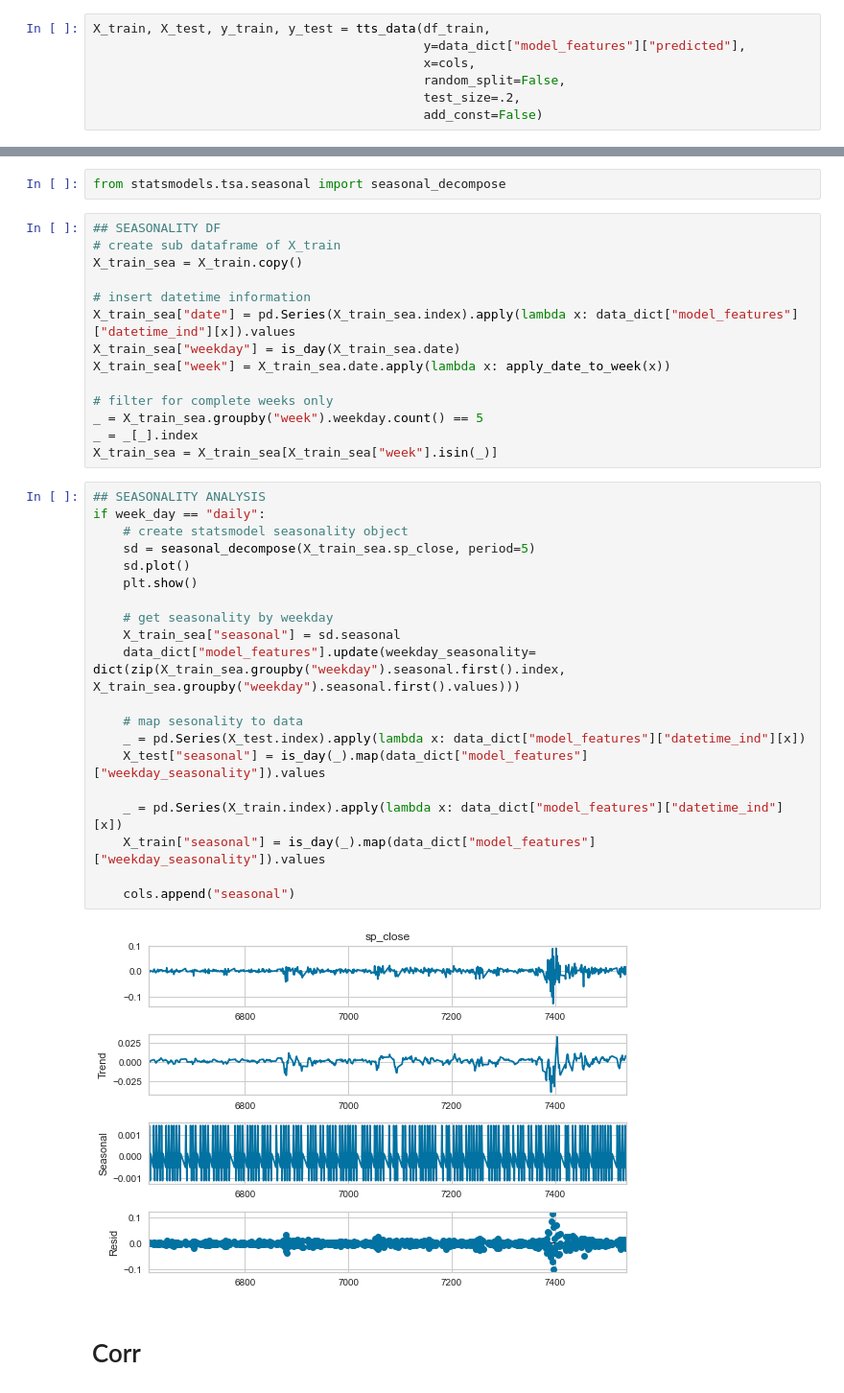
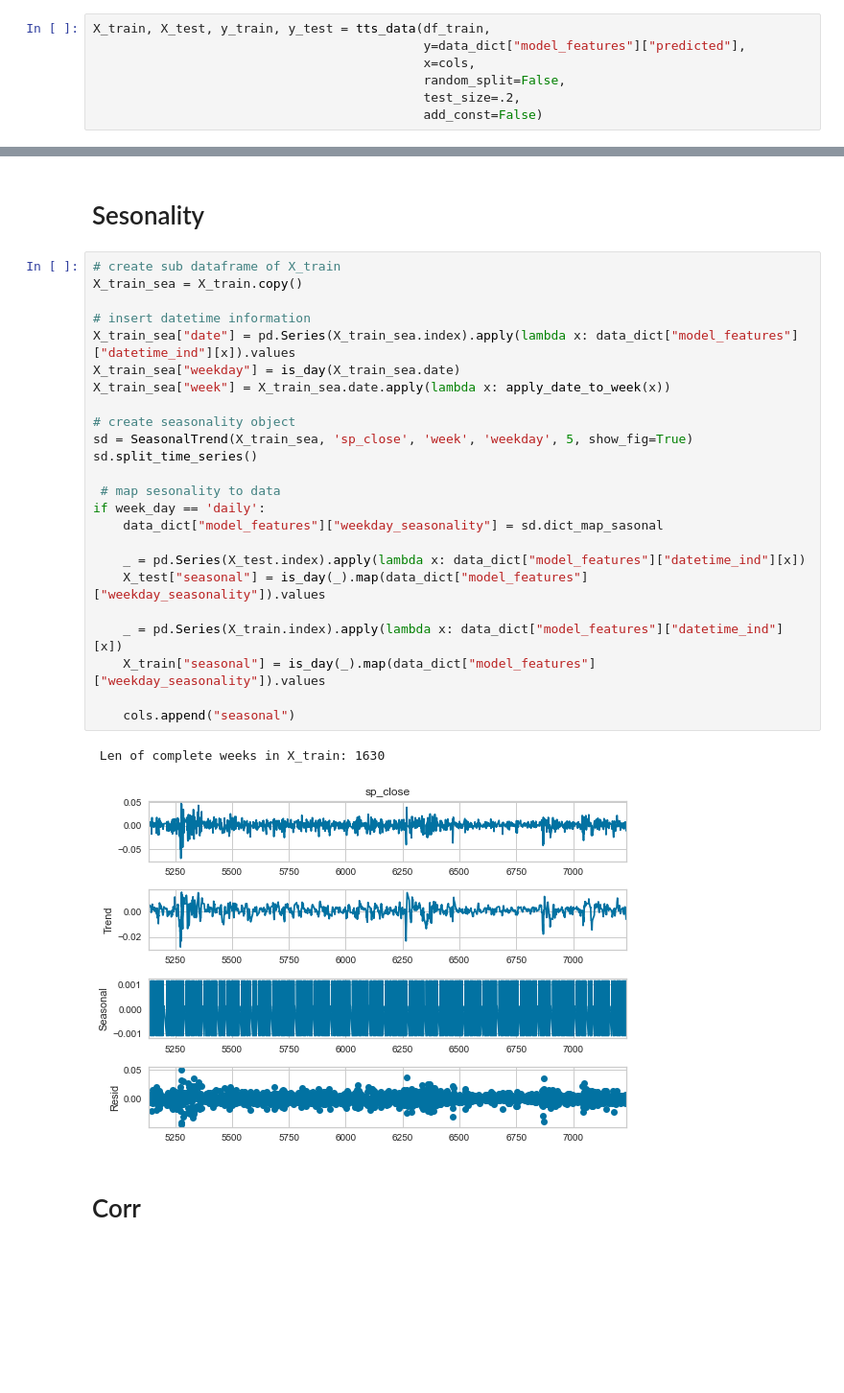
Before and after one commit to lukasgrahl/bachelor, a Jupyter notebook: notebooks/3.2-lgbm_model.ipynb, the cells around one changed output, grey strips where cells are left out. Shown at 96% size. Saved outputs shown, nothing was run; the diff lists cells and outputs as text; blank space fills up the shorter version.

```diff
--- a/notebooks/3.2-lgbm_model.ipynb
+++ b/notebooks/3.2-lgbm_model.ipynb
@@ -131,41 +160,32 @@ X_train, X_test, y_train, y_test = tts_data(df_train,
-# %%
-from statsmodels.tsa.seasonal import seasonal_decompose
-# %%
-## SEASONALITY DF
-# create sub dataframe of X_train
-X_train_sea = X_train.copy()
-
-# insert datetime information
-X_train_sea["date"] = pd.Series(X_train_sea.index).apply(lambda x: data_dict["model_features"]["datetime_ind"][x]).values
-X_train_sea["weekday"] = is_day(X_train_sea.date)
-X_train_sea["week"] = X_train_sea.date.apply(lambda x: apply_date_to_week(x))
-
-# filter for complete weeks only
-_ = X_train_sea.groupby("week").weekday.count() == 5
-_ = _[_].index
-X_train_sea = X_train_sea[X_train_sea["week"].isin(_)]
-# %%
-## SEASONALITY ANALYSIS
-if week_day == "daily":
-    # create statsmodel seasonality object
-    sd = seasonal_decompose(X_train_sea.sp_close, period=5)
-    sd.plot()
-    plt.show()
-
-    # get seasonality by weekday
-    X_train_sea["seasonal"] = sd.seasonal
-    data_dict["model_features"].update(weekday_seasonality= dict(zip(X_train_sea.groupby("weekday").seasonal.first().index, X_train_sea.groupby("weekday").seasonal.first().values)))
-
-    # map sesonality to data
-    _ = pd.Series(X_test.index).apply(lambda x: data_dict["model_features"]["datetime_ind"][x])
-    X_test["seasonal"] = is_day(_).map(data_dict["model_features"]["weekday_seasonality"]).values
-
-    _ = pd.Series(X_train.index).apply(lambda x: data_dict["model_features"]["datetime_ind"][x])
-    X_train["seasonal"] = is_day(_).map(data_dict["model_features"]["weekday_seasonality"]).values
-
-    cols.append("seasonal")
-# %% [output]
-[figure, removed]
+# %% [markdown]
+# Sesonality
+# %%
+# create sub dataframe of X_train
+X_train_sea = X_train.copy()
+
+# insert datetime information
+X_train_sea["date"] = pd.Series(X_train_sea.index).apply(lambda x: data_dict["model_features"]["datetime_ind"][x]).values
+X_train_sea["weekday"] = is_day(X_train_sea.date)
+X_train_sea["week"] = X_train_sea.date.apply(lambda x: apply_date_to_week(x))
+
+# create seasonality object
+sd = SeasonalTrend(X_train_sea, 'sp_close', 'week', 'weekday', 5, show_fig=True)
+sd.split_time_series()
+
+ # map sesonality to data
+if week_day == 'daily':
+    data_dict["model_features"]["weekday_seasonality"] = sd.dict_map_sasonal
+
+    _ = pd.Series(X_test.index).apply(lambda x: data_dict["model_features"]["datetime_ind"][x])
+    X_test["seasonal"] = is_day(_).map(data_dict["model_features"]["weekday_seasonality"]).values
+
+    _ = pd.Series(X_train.index).apply(lambda x: data_dict["model_features"]["datetime_ind"][x])
+    X_train["seasonal"] = is_day(_).map(data_dict["model_features"]["weekday_seasonality"]).values
+
+    cols.append("seasonal")
+# %% [output]
+ Len of complete weeks in X_train: 1630
+[figure, added]
 # %% [markdown]
 # Corr
 # %%
```
Also changed, not shown: parts of 30 cells of this notebook, 11 other files.
